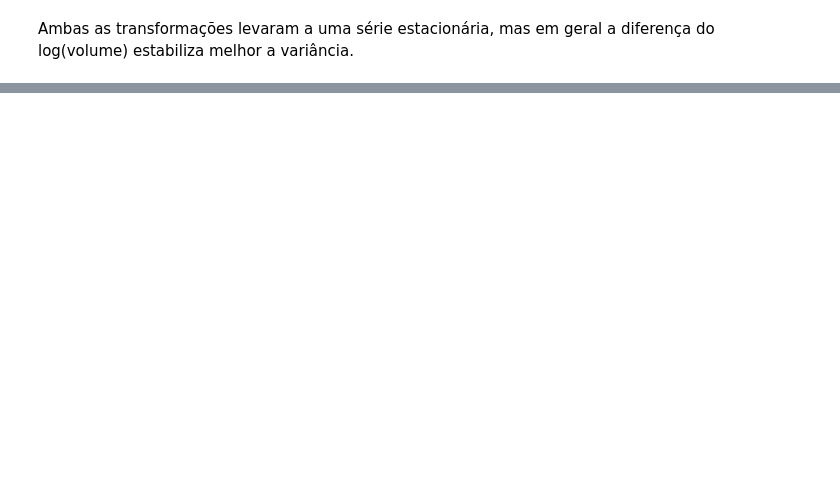
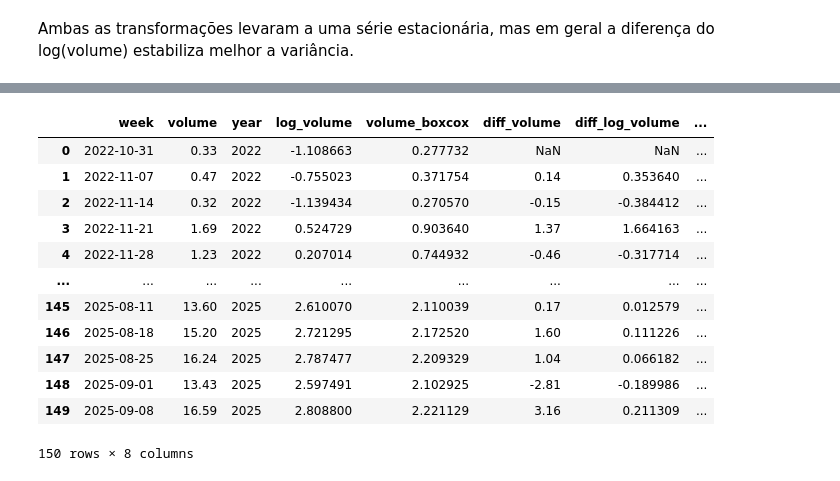
Before and after one commit to KaikyBraga/series_temporais, a Jupyter notebook: transformacao_var.ipynb, the cells around one changed output, grey strips where cells are left out. Cells and saved outputs as stored; diff of their text form; code cells hidden in the pictures; blank space fills up the shorter version.

```diff
--- a/transformacao_var.ipynb
+++ b/transformacao_var.ipynb
@@ -179,0 +196,26 @@ Ambas as transformações levaram a uma série estacionária, mas em geral a dif
+# %%
+def diff_log_to_diff(df, col_volume='volume', col_diff_log='diff_log_volume'):
+    """
+    Converte diferença logarítmica (diff_log_volume) em diferença normal (diff_volume).
+    Retorna uma nova coluna 'diff_volume_from_log'.
+    """
+    df = df.copy()
+    df['diff_volume_from_log'] = df[col_volume].shift(1) * (np.exp(df[col_diff_log]) - 1)
+    return df
+# %%
+df = diff_log_to_diff(df)
+df
+# %% [output]
+|  | week | volume | year | log_volume | volume_boxcox | diff_volume | diff_log_volume | ... |
+| 0 | 2022-10-31 | 0.33 | 2022 | -1.108663 | 0.277732 | NaN | NaN | ... |
+| 1 | 2022-11-07 | 0.47 | 2022 | -0.755023 | 0.371754 | 0.14 | 0.353640 | ... |
+| 2 | 2022-11-14 | 0.32 | 2022 | -1.139434 | 0.270570 | -0.15 | -0.384412 | ... |
+| 3 | 2022-11-21 | 1.69 | 2022 | 0.524729 | 0.903640 | 1.37 | 1.664163 | ... |
+| 4 | 2022-11-28 | 1.23 | 2022 | 0.207014 | 0.744932 | -0.46 | -0.317714 | ... |
+| ... | ... | ... | ... | ... | ... | ... | ... | ... |
+| 145 | 2025-08-11 | 13.60 | 2025 | 2.610070 | 2.110039 | 0.17 | 0.012579 | ... |
+| 146 | 2025-08-18 | 15.20 | 2025 | 2.721295 | 2.172520 | 1.60 | 0.111226 | ... |
+| 147 | 2025-08-25 | 16.24 | 2025 | 2.787477 | 2.209329 | 1.04 | 0.066182 | ... |
+| 148 | 2025-09-01 | 13.43 | 2025 | 2.597491 | 2.102925 | -2.81 | -0.189986 | ... |
+| 149 | 2025-09-08 | 16.59 | 2025 | 2.808800 | 2.221129 | 3.16 | 0.211309 | ... |
+150 rows × 8 columns
```
Also changed, not shown: parts of 5 cells of this notebook.
